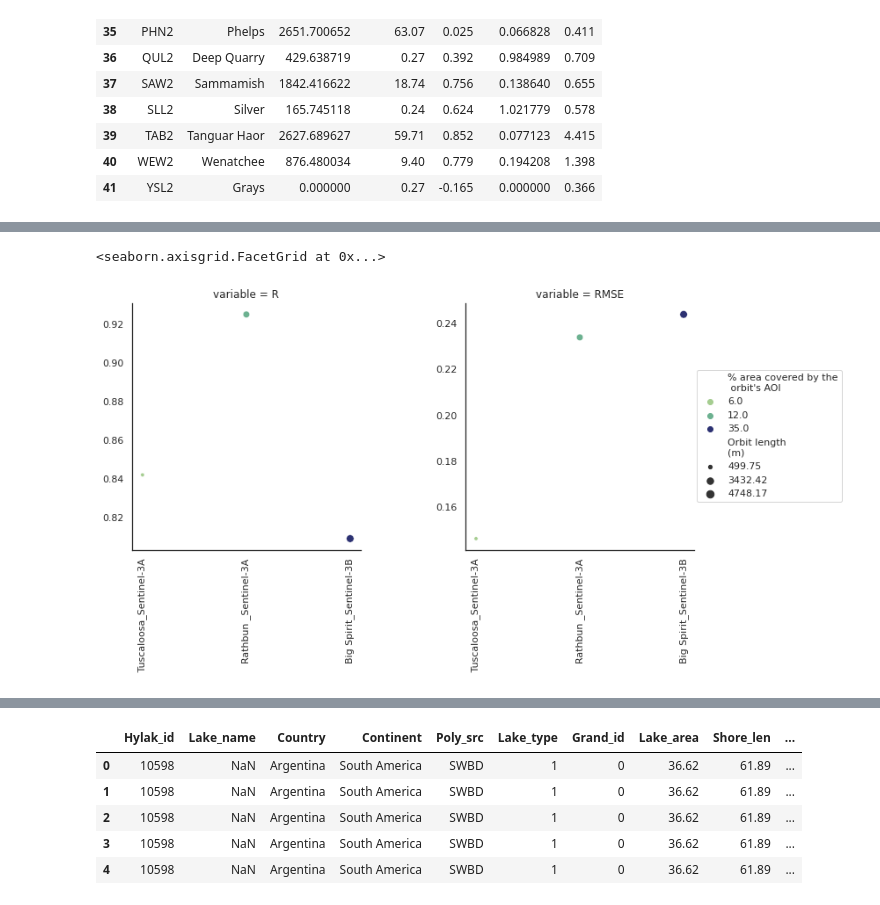
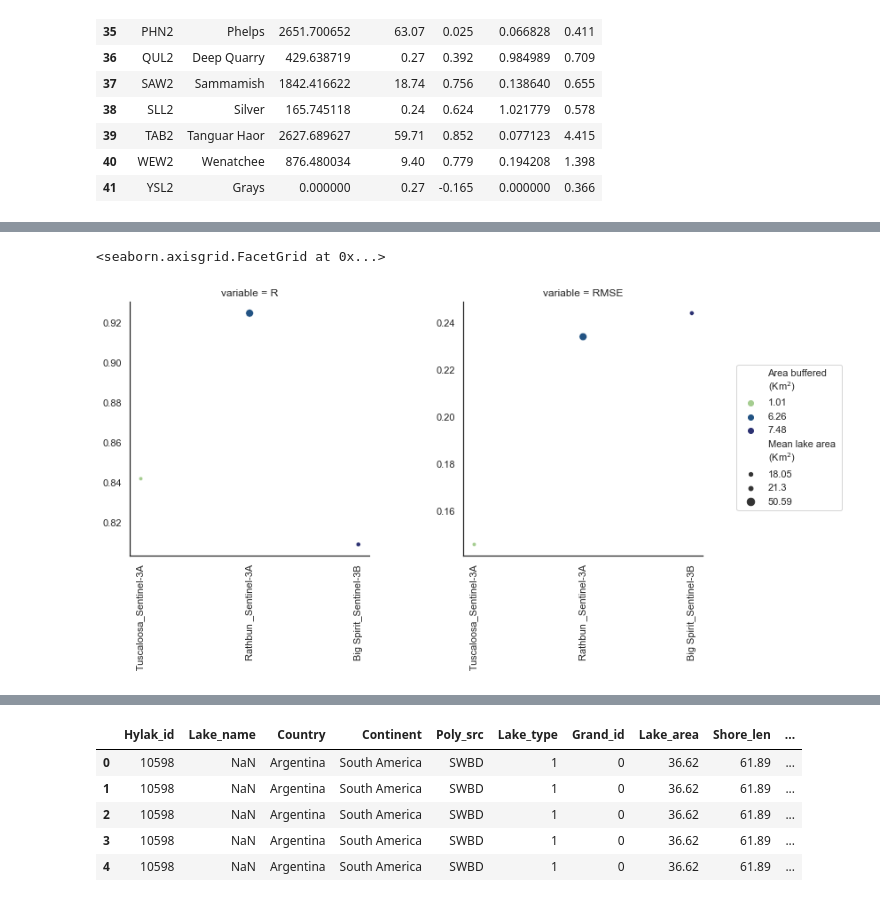
Before and after one commit to anmagomez/radar_altimetry_eval, a Jupyter notebook: src/rapid_request.ipynb, the cells around one changed output, grey strips where cells are left out. Drawn from its saved outputs; the diff is of its cells as text; code cells hidden in the pictures.

```diff
--- a/src/rapid_request.ipynb
+++ b/src/rapid_request.ipynb
@@ -1528,14 +1521,14 @@ g
 # %%
 name_fig='USGS_areas'
 file_name_fig='../data/results/'+name_fig+'_'+time_fig+'.png'
 
-save_fig=True
+save_fig=False
 
-g=fig_AOI_orbit(df_us, name_fig, file_name_fig, save_fig, leg2_pos=4)
+g=fig_areas(df_us, name_fig, file_name_fig, save_fig, leg2_pos=4)
 g
 # %% [output]
 <seaborn.axisgrid.FacetGrid at 0x...>
-[figure, old version]
+[figure, new version]
 # %%
 df_arfus=pd.concat((df_arf, df_us), axis=0)
 df_arfus
```
Also changed, not shown: parts of 24 cells of this notebook.
